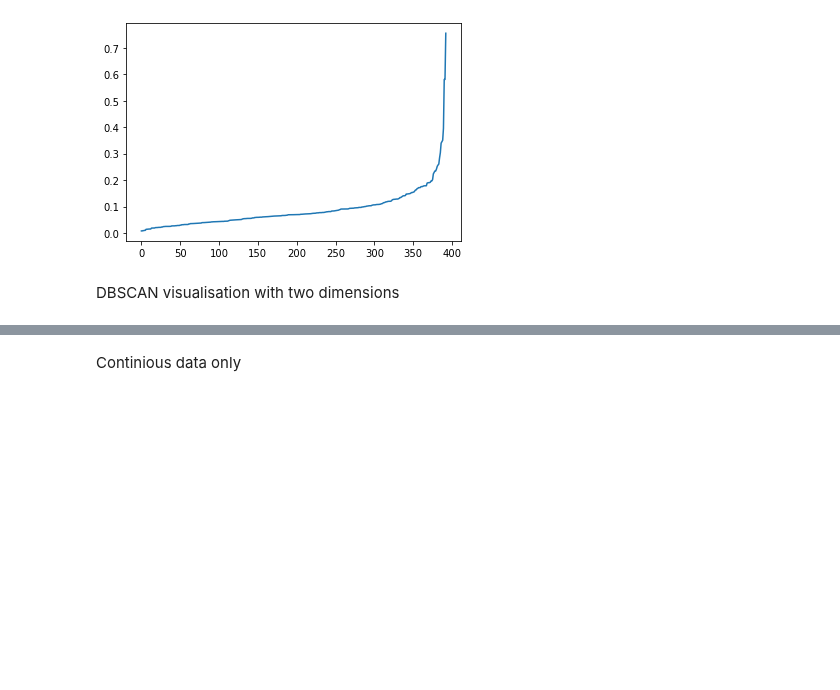
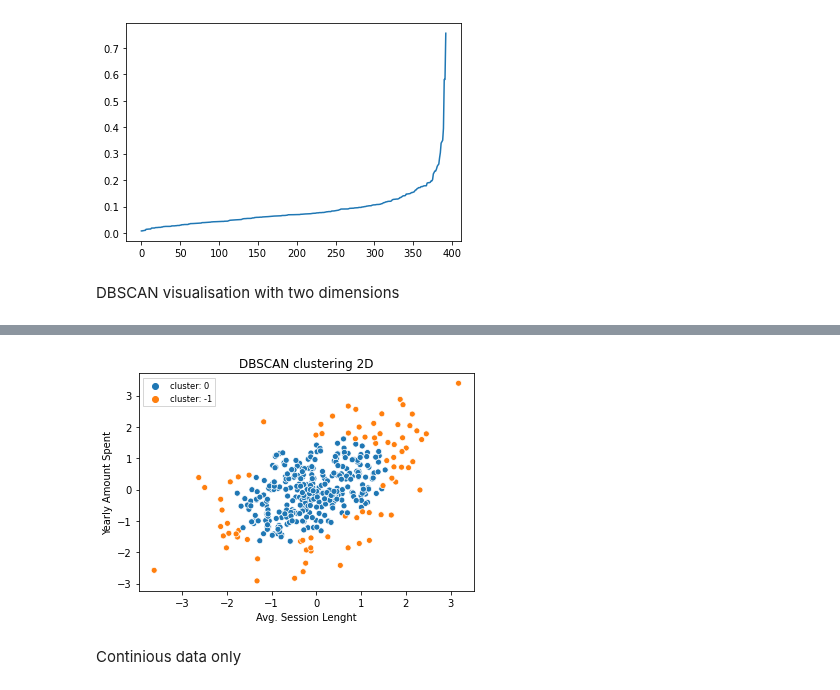
Before and after one commit to JustinSms/Ecommerce_Clustering_2, a Jupyter notebook: DBSCAN.ipynb, the cells around one changed output, grey strips where cells are left out. Cells and saved outputs as stored; diff of their text form; code cells hidden in the pictures; blank space fills up the shorter version.

```diff
--- a/DBSCAN.ipynb
+++ b/DBSCAN.ipynb
@@ -183,3 +187,18 @@ plt.show()
+# %%
+X = data_stand.iloc[:,[1,4]].values
+
+dbscan = DBSCAN(eps=0.3, min_samples=8)
+clusters = dbscan.fit_predict(X)
+labels = dbscan.labels_
+
+sns.scatterplot(X[:,0], X[:,1], hue=["cluster: {}".format(i) for i in labels])
+plt.xlabel("Avg. Session Lenght")
+plt.ylabel("Yearly Amount Spent")
+plt.title('DBSCAN clustering 2D' )
+plt.legend(fancybox=False, fontsize='small')
+plt.show()
+# %% [output]
+[figure, added]
 # %% [markdown]
 Continious data only
 # %%
```
Also changed, not shown: parts of 6 cells of this notebook.
